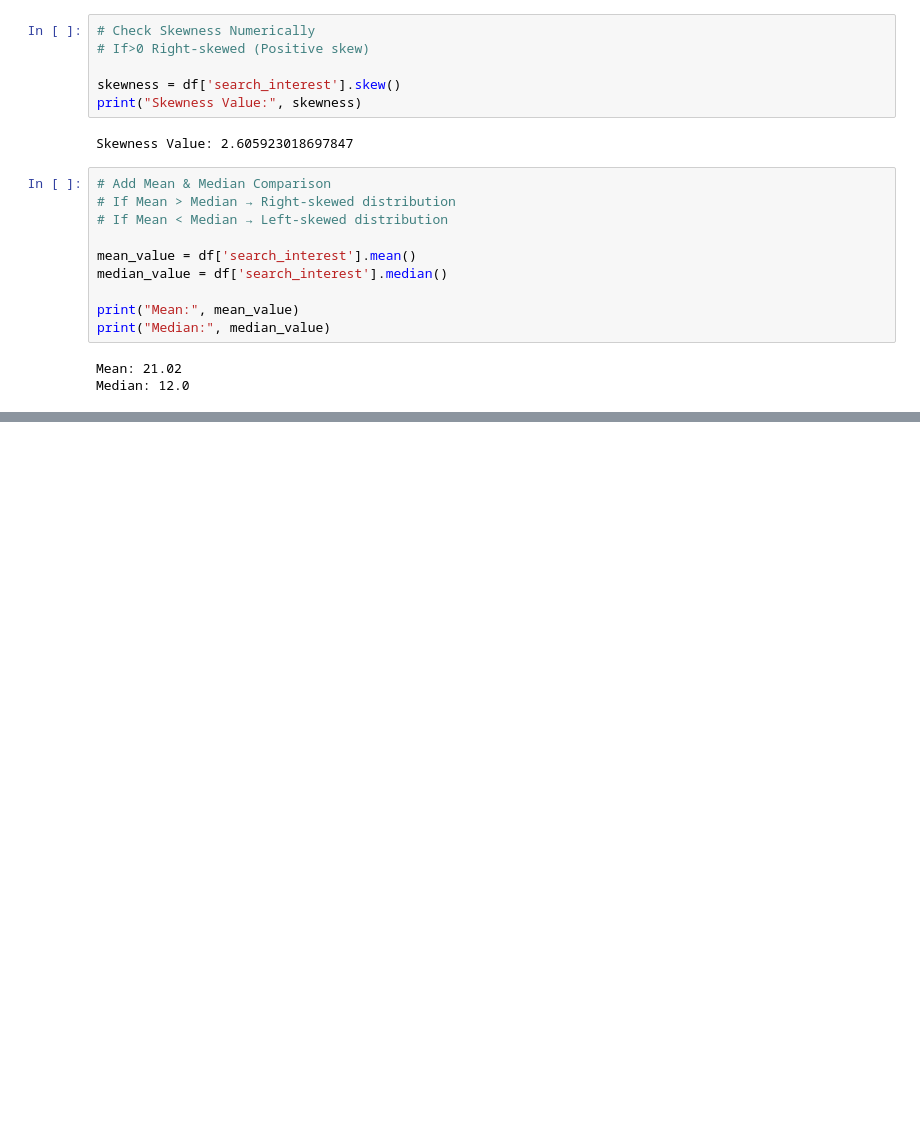
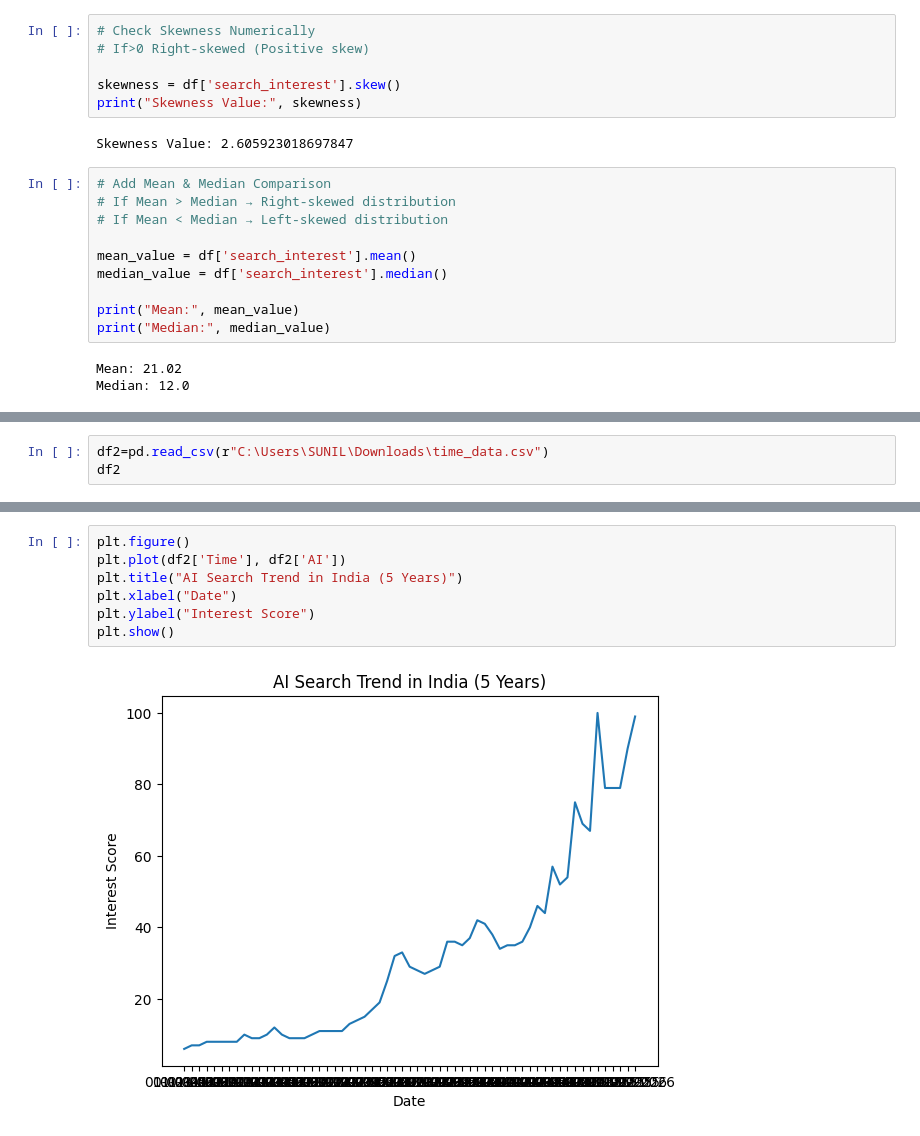
Before and after one commit to Sindhu-Togaru/Internship-Real-Time--Project, a Jupyter notebook: EDA Activities of AI-Keyword.ipynb, the cells around one changed output, grey strips where cells are left out. Drawn from its saved outputs; the diff is of its cells as text; blank space fills up the shorter version.

```diff
--- a/EDA Activities of AI-Keyword.ipynb
+++ b/EDA Activities of AI-Keyword.ipynb
@@ -329,0 +341,3 @@ Median: 12.0
+# %%
+df2=pd.read_csv(r"C:\Users\SUNIL\Downloads\time_data.csv")
+df2
@@ -329,0 +358,9 @@ Median: 12.0
+# %%
+plt.figure()
+plt.plot(df2['Time'], df2['AI'])
+plt.title("AI Search Trend in India (5 Years)")
+plt.xlabel("Date")
+plt.ylabel("Interest Score")
+plt.show()
+# %% [output]
+[figure, added]
```
Also changed, not shown: parts of 19 cells of this notebook, 5 other files.
